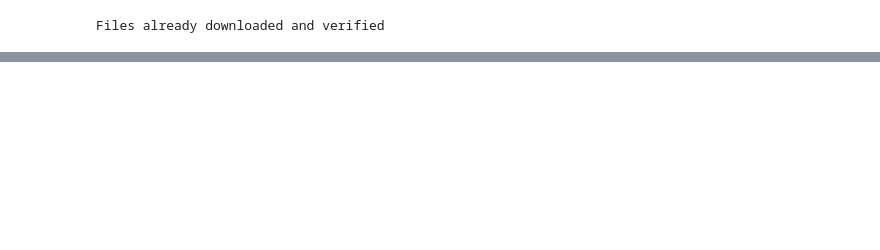
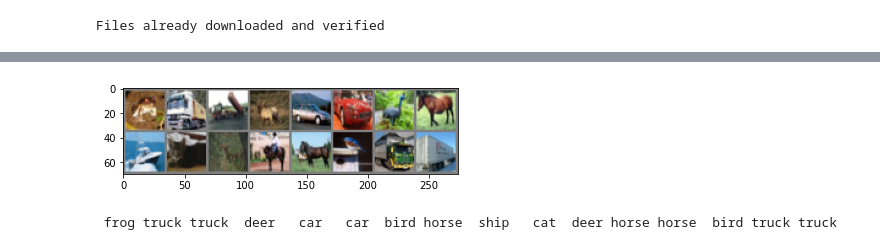
Before and after one commit to IhabBendidi/img_classification_benchmark, a Jupyter notebook: CNN_benchmark.ipynb, the cells around one changed output, grey strips where cells are left out. Cells and saved outputs as stored; diff of their text form; code cells hidden in the pictures; blank space fills up the shorter version.

```diff
--- a/CNN_benchmark.ipynb
+++ b/CNN_benchmark.ipynb
@@ -44,3 +60,28 @@ loader_train = DataLoader(trainset, batch_size=16,num_workers=4,sampler=ChunkSam
 loader_val = DataLoader(trainset, batch_size=16,num_workers=4,sampler=ChunkSampler(NUM_VAL, NUM_TRAIN))
 # %%
 loader_test = DataLoader(testset, batch_size=16, shuffle=True,num_workers=4)
+# %%
+# functions to show an image
+def imshow(img):
+    img = img / 2 + 0.5     # unnormalize
+    npimg = img.numpy()
+    ##########################################################################################
+    #   Il faut transposée les images car PyTorch lis les image en [Chanels, Width, Height]  #
+    #   et pour les voir il faut qu'elles soient [Width, Height, Chanels]                    #
+    ##########################################################################################
+    plt.imshow(np.transpose(npimg, (1, 2, 0)))
+    plt.show()
+# %%
+classes = ['plane', 'car', 'bird', 'cat', 'deer', 'dog', 'frog', 'horse', 'ship', 'truck']
+# %%
+# get some random training images
+dataiter = iter(loader_train)
+images, labels = dataiter.next()
+
+# show images
+imshow(torchvision.utils.make_grid(images))
+# print labels
+print(' '.join('%5s' % classes[labels[j]] for j in range(16)))
+# %% [output]
+[figure, added]
+ frog truck truck  deer   car   car  bird horse  ship   cat  deer horse horse  bird truck truck
```
Also changed, not shown: parts of 7 cells of this notebook.
